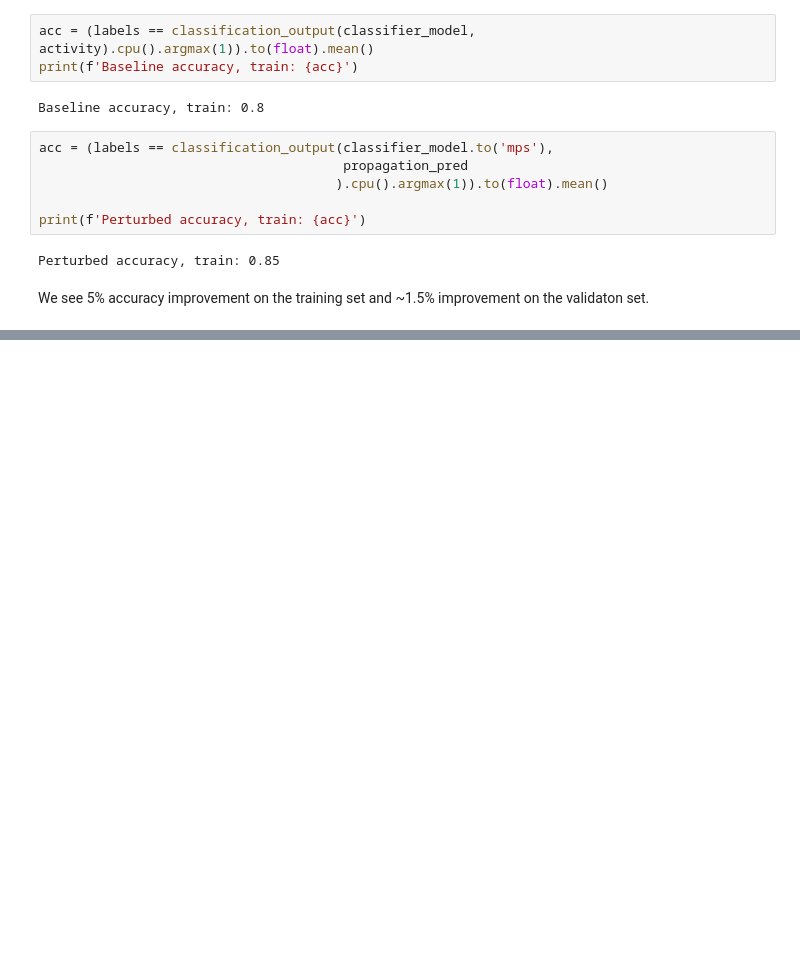
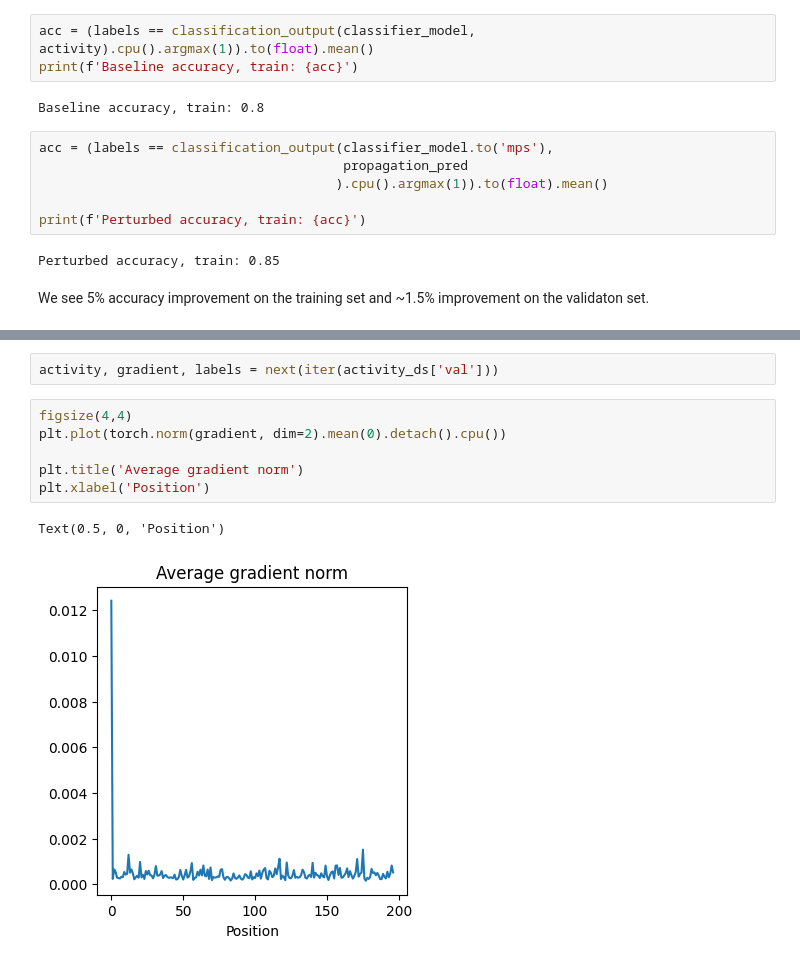
Before and after one commit to lrast/loss_function_learning, a Jupyter notebook: analysis/1.0-loss-base-evolution.ipynb, the cells around one changed output, grey strips where cells are left out. Cells and saved outputs as stored; diff of their text form; blank space fills up the shorter version.

```diff
--- a/analysis/1.0-loss-base-evolution.ipynb
+++ b/analysis/1.0-loss-base-evolution.ipynb
@@ -432,0 +559,11 @@ We see 5% accuracy improvement on the training set and ~1.5% improvement on the
+# %%
+activity, gradient, labels = next(iter(activity_ds['val']))
+# %%
+figsize(4,4)
+plt.plot(torch.norm(gradient, dim=2).mean(0).detach().cpu())
+
+plt.title('Average gradient norm')
+plt.xlabel('Position')
+# %% [output]
+Text(0.5, 0, 'Position')
+[figure, added]
```
Also changed, not shown: parts of 22 cells of this notebook, 3 other files.
